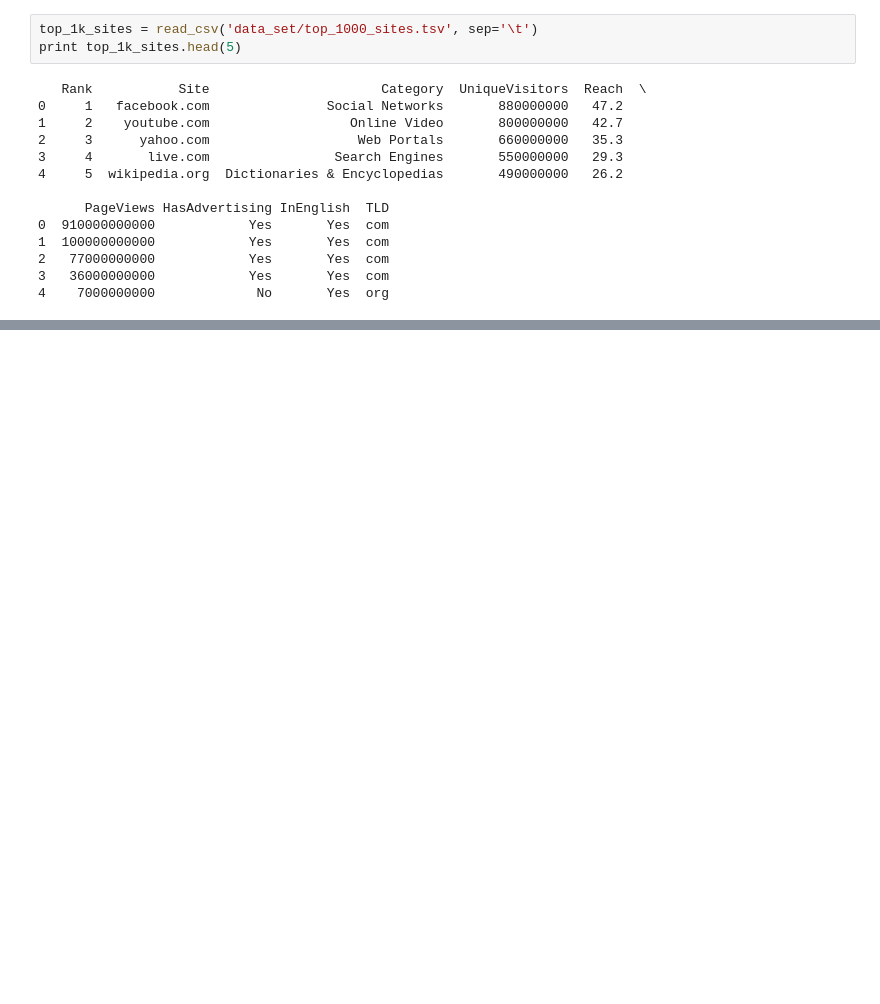
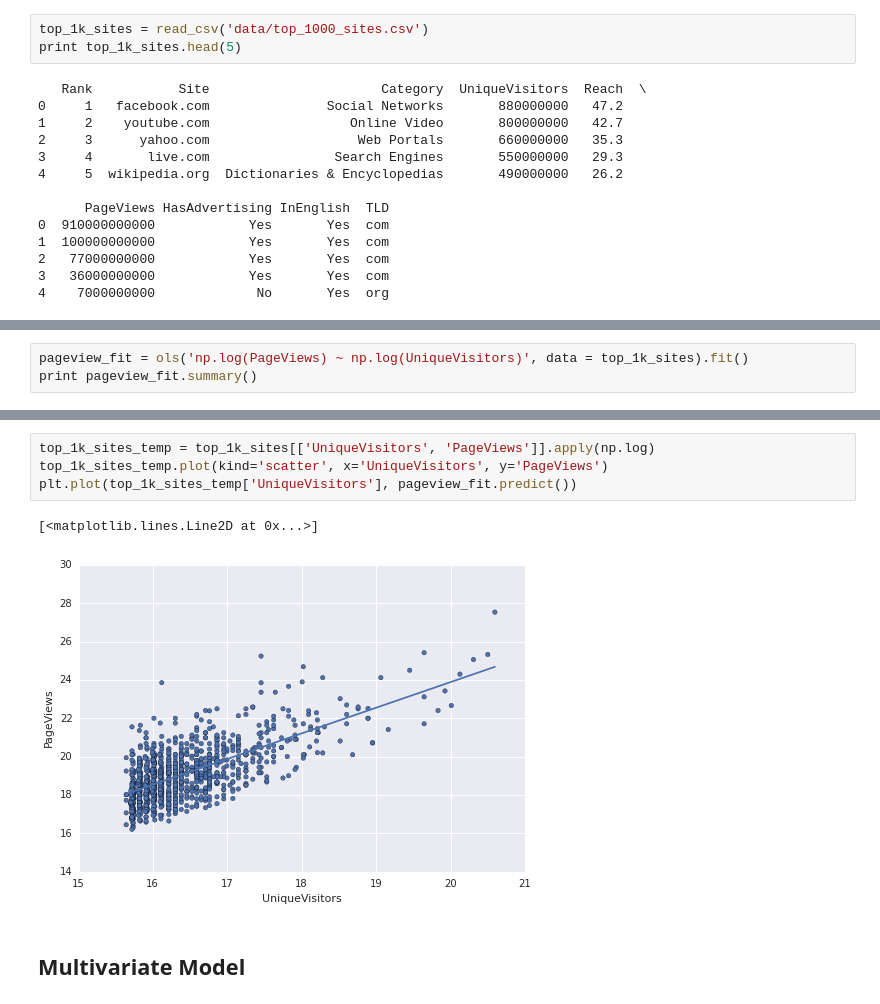
Before and after one commit to NeoNeoHo/ml4h, a Jupyter notebook: ml4h-ch5-Linear Regression.ipynb, the cells around one changed output, grey strips where cells are left out. Drawn from its saved outputs; the diff is of its cells as text; blank space fills up the shorter version.

Commit message:
update ch5 influence_plot

```diff
--- a/ml4h-ch5-Linear Regression.ipynb
+++ b/ml4h-ch5-Linear Regression.ipynb
@@ -80,7 +82,7 @@ plt.plot(heights, pred_weight, color='black')
 # %% [markdown]
 ## Page View Modeling
 # %%
-top_1k_sites = read_csv('data_set/top_1000_sites.tsv', sep='\t')
+top_1k_sites = read_csv('data/top_1000_sites.csv')
 print top_1k_sites.head(5)
 # %% [output]
    Rank           Site                      Category  UniqueVisitors  Reach  \
@@ -106,0 +111,3 @@ plt.xlabel('Page Views (log)')
+# %%
+pageview_fit = ols('np.log(PageViews) ~ np.log(UniqueVisitors)', data = top_1k_sites).fit()
+print pageview_fit.summary()
@@ -106,0 +132,9 @@ plt.xlabel('Page Views (log)')
+# %%
+top_1k_sites_temp = top_1k_sites[['UniqueVisitors', 'PageViews']].apply(np.log)
+top_1k_sites_temp.plot(kind='scatter', x='UniqueVisitors', y='PageViews')
+plt.plot(top_1k_sites_temp['UniqueVisitors'], pageview_fit.predict())
+# %% [output]
+[<matplotlib.lines.Line2D at 0x...>]
+[figure, added]
+# %% [markdown]
+## Multivariate Model
```
Also changed, not shown: parts of 10 cells of this notebook.
